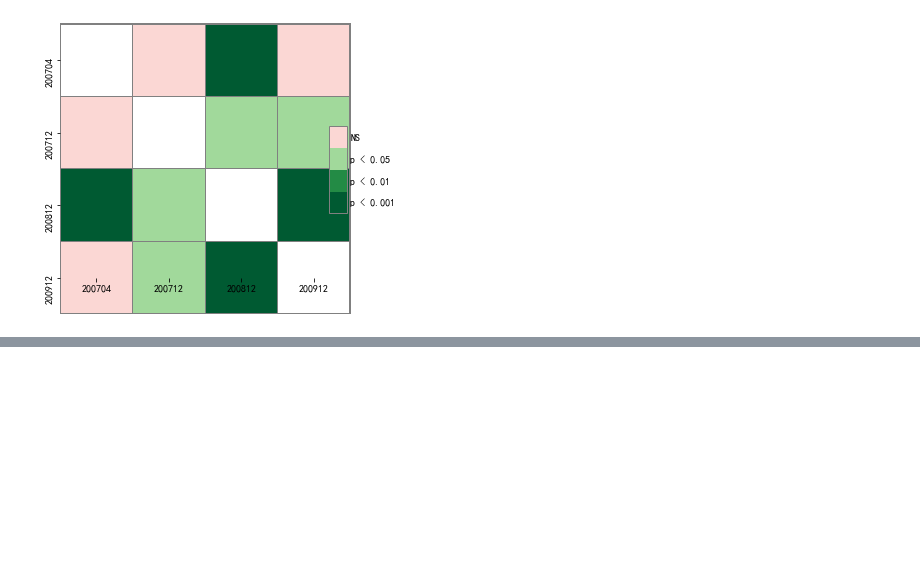
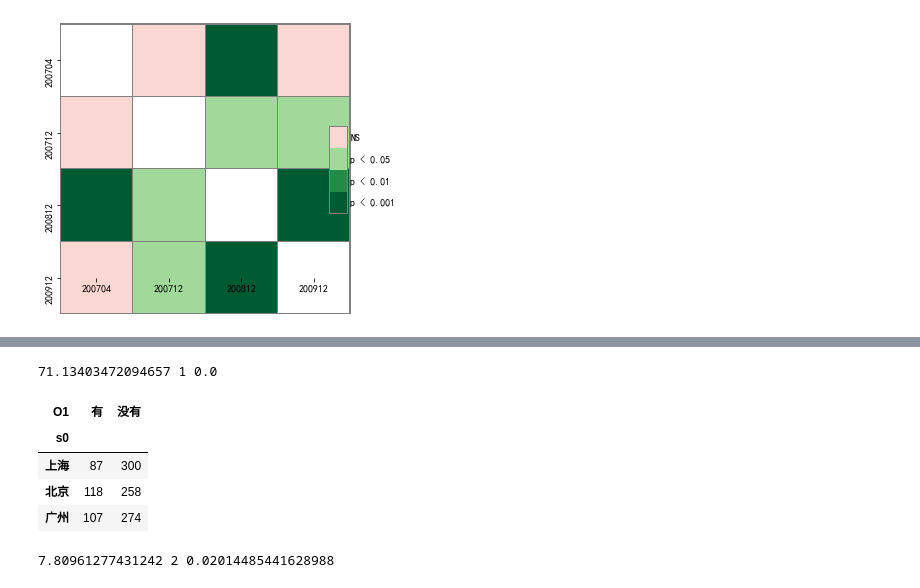
Before and after one commit to IamZY/DataAnalysis, a Jupyter notebook: pandas/Python统计分析.ipynb, the cells around one changed output, grey strips where cells are left out. Saved outputs shown, nothing was run; the diff lists cells and outputs as text; code cells hidden in the pictures; blank space fills up the shorter version.

```diff
--- a/pandas/Python统计分析.ipynb
+++ b/pandas/Python统计分析.ipynb
@@ -460,0 +532,21 @@ sp.sign_plot(pc,**heatmap_args)
+# %%
+res = table.test_nominal_association()
+print(res.statistic,res.df,res.pvalue)
+# %% [output]
+71.13403472094657 1 0.0
+# %%
+import statsmodels.stats.contingency_tables as tbl2
+
+table2 = tbl2.Table(pd.crosstab(ccss.s0,ccss.O1))
+table2.table_orig
+# %% [output]
+| O1 | 有 | 没有 |
+| s0 |  |  |
+| 上海 | 87 | 300 |
+| 北京 | 118 | 258 |
+| 广州 | 107 | 274 |
+# %%
+res = table2.test_nominal_association()
+print(res.statistic,res.df,res.pvalue)
+# %% [output]
+7.80961277431242 2 0.02014485441628988
```
Also changed, not shown: parts of 13 cells of this notebook, 19 other files.
